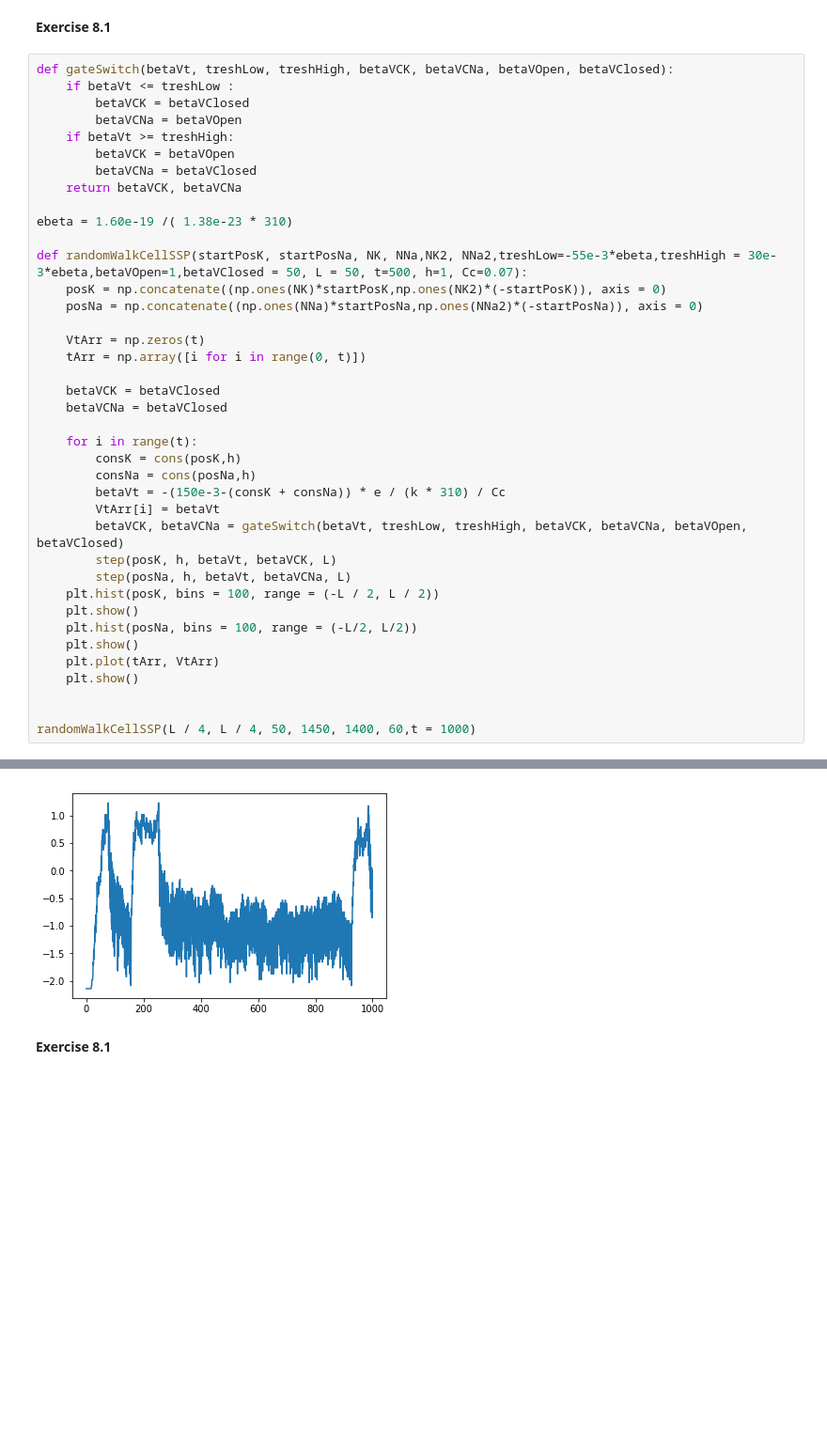
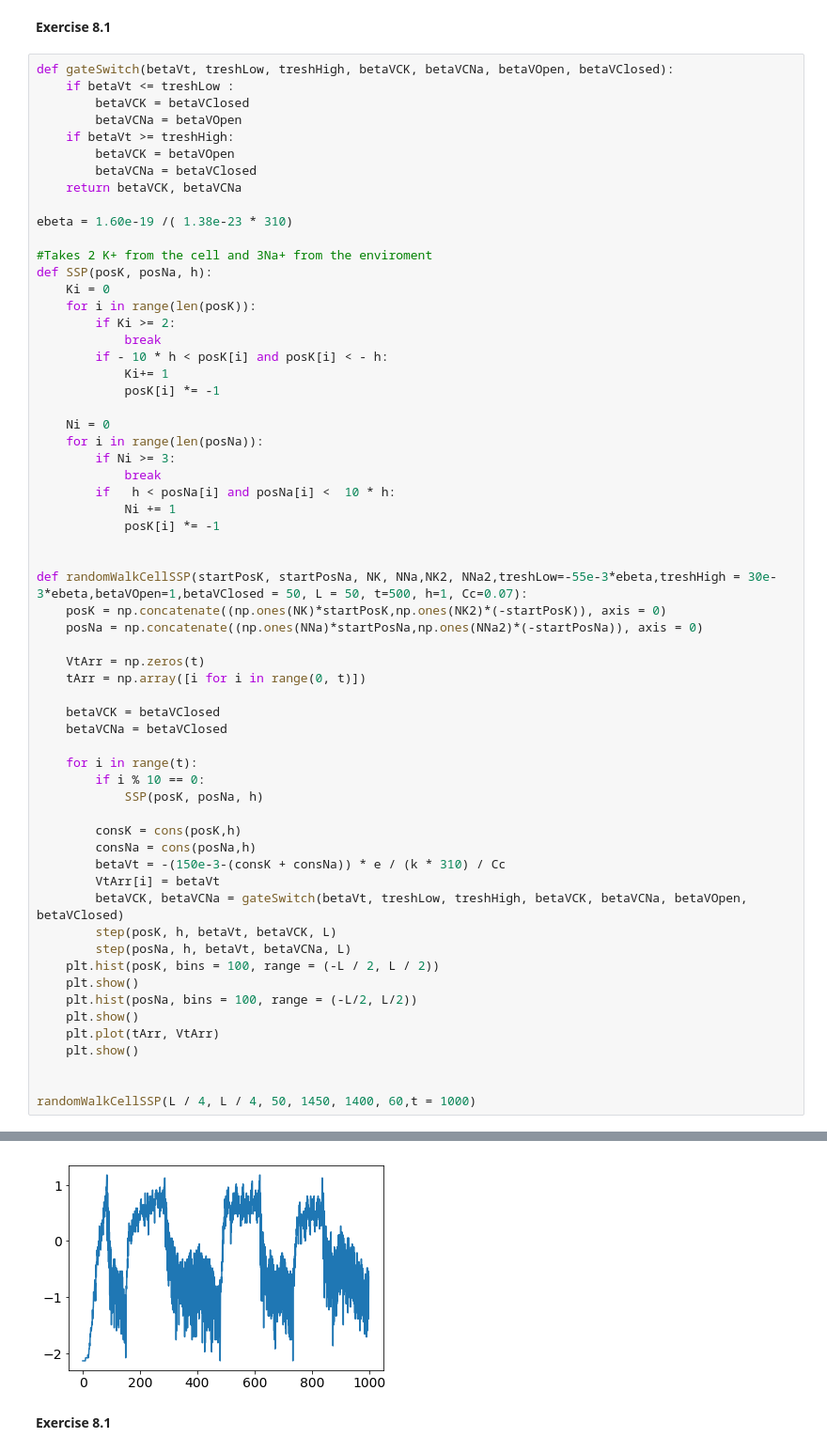
Before and after one commit to martkjoh/VitBer3, a Jupyter notebook: VitBer3.ipynb, the cells around one changed output, grey strips where cells are left out. Shown at 94% size. Cells and saved outputs as stored; diff of their text form; blank space fills up the shorter version.

```diff
--- a/VitBer3.ipynb
+++ b/VitBer3.ipynb
@@ -446,6 +441,25 @@ def gateSwitch(betaVt, treshLow, treshHigh, betaVCK, betaVCNa, betaVOpen, betaVC
 
 ebeta = 1.60e-19 /( 1.38e-23 * 310)
 
+#Takes 2 K+ from the cell and 3Na+ from the enviroment
+def SSP(posK, posNa, h):
+    Ki = 0
+    for i in range(len(posK)):
+        if Ki >= 2:
+            break
+        if - 10 * h < posK[i] and posK[i] < - h:
+            Ki+= 1
+            posK[i] *= -1
+
+    Ni = 0
+    for i in range(len(posNa)):
+        if Ni >= 3:
+            break
+        if   h < posNa[i] and posNa[i] <  10 * h:
+            Ni += 1
+            posK[i] *= -1
+
+
 def randomWalkCellSSP(startPosK, startPosNa, NK, NNa,NK2, NNa2,treshLow=-55e-3*ebeta,treshHigh = 30e-3*ebeta,betaVOpen=1,betaVClosed = 50, L = 50, t=500, h=1, Cc=0.07):
     posK = np.concatenate((np.ones(NK)*startPosK,np.ones(NK2)*(-startPosK)), axis = 0)
     posNa = np.concatenate((np.ones(NNa)*startPosNa,np.ones(NNa2)*(-startPosNa)), axis = 0)
@@ -457,6 +471,9 @@ def randomWalkCellSSP(startPosK, startPosNa, NK, NNa,NK2, NNa2,treshLow=-55e-3*e
     betaVCNa = betaVClosed
 
     for i in range(t):
+        if i % 10 == 0:
+            SSP(posK, posNa, h)
+
         consK = cons(posK,h)
         consNa = cons(posNa,h)
         betaVt = -(150e-3-(consK + consNa)) * e / (k * 310) / Cc
@@ -479,3 +496,3 @@ randomWalkCellSSP(L / 4, L / 4, 50, 1450, 1400, 60,t = 1000)
-[figure, old version]
+[figure, new version]
 # %% [markdown]
 **Exercise 8.1**
```
Also changed, not shown: parts of 8 cells of this notebook.
